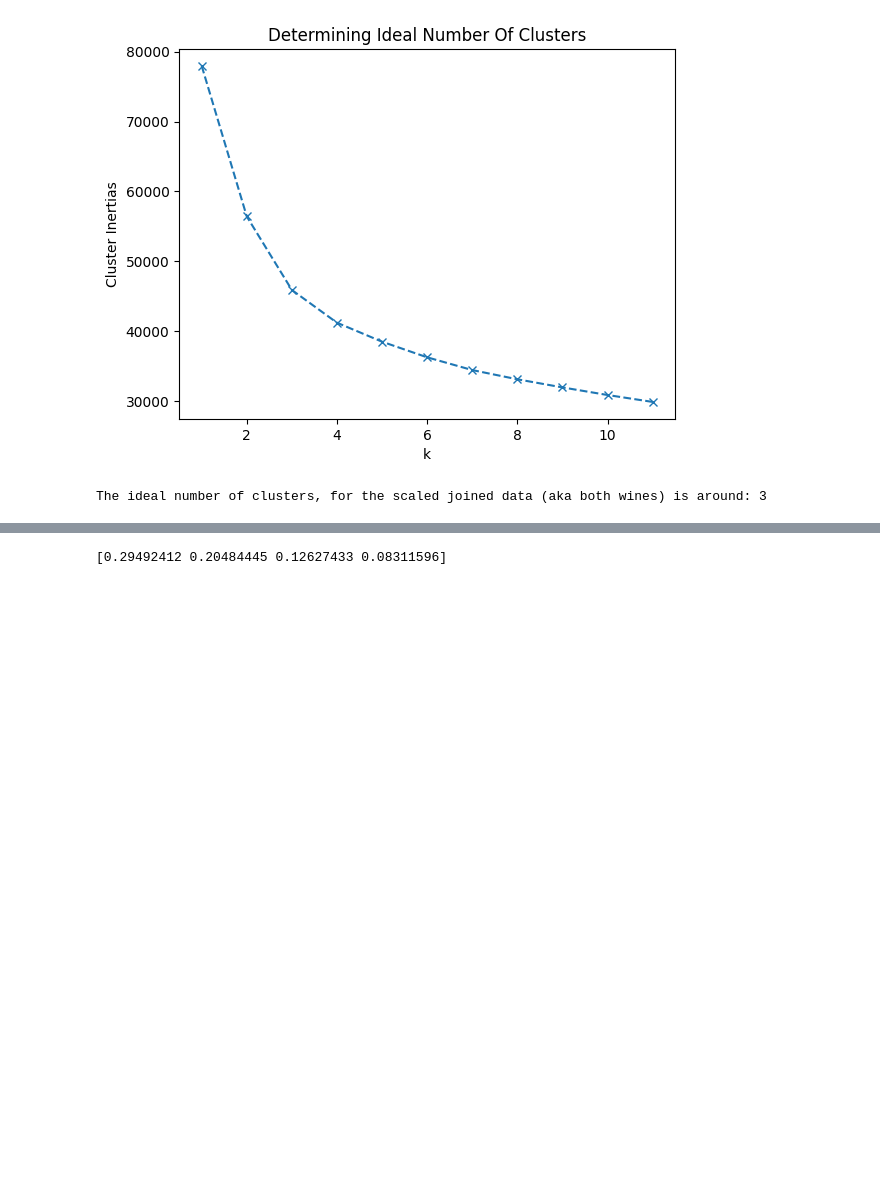
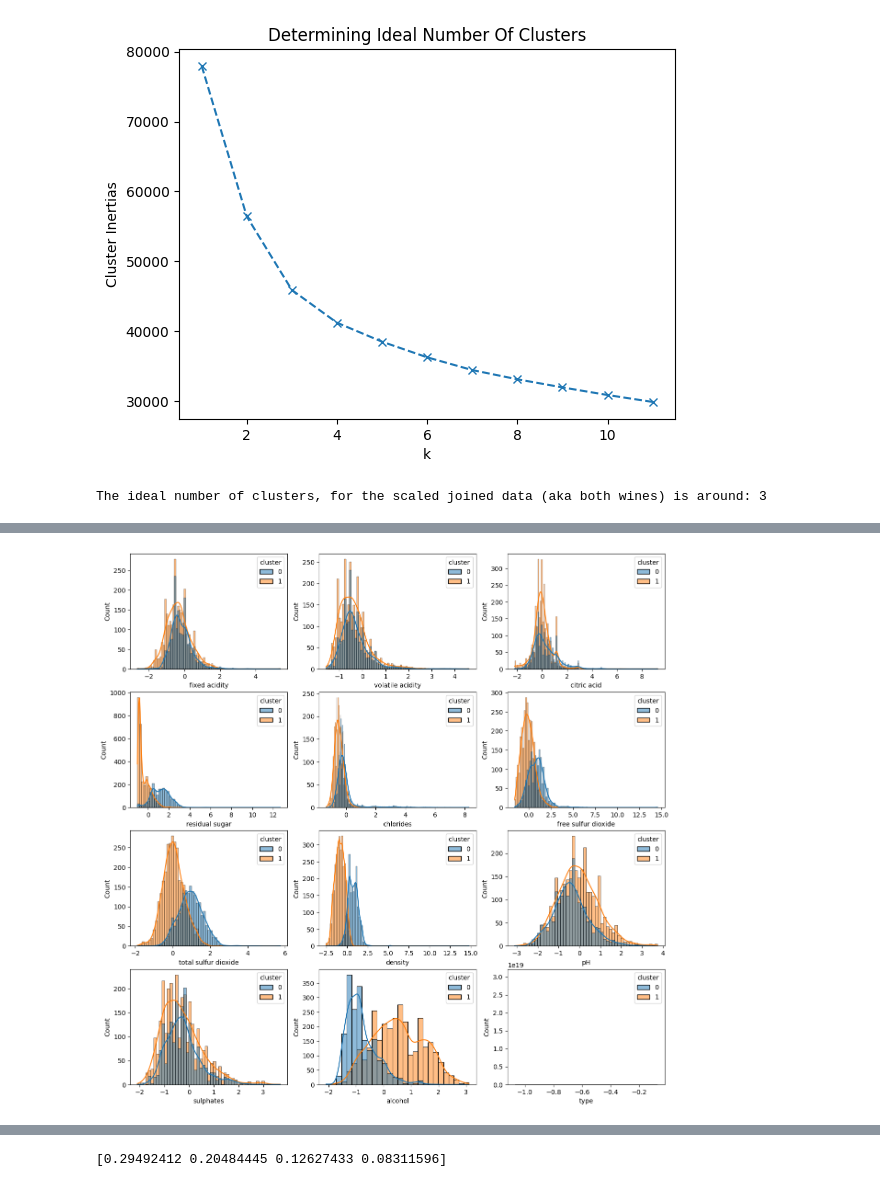
Before and after one commit to FDSchaefer/public, a Jupyter notebook: Python Projects/RegressionMethods/dataClustering.ipynb, the cells around one changed output, grey strips where cells are left out. Drawn from its saved outputs; the diff is of its cells as text; code cells hidden in the pictures; blank space fills up the shorter version.

```diff
--- a/Python Projects/RegressionMethods/dataClustering.ipynb
+++ b/Python Projects/RegressionMethods/dataClustering.ipynb
@@ -78,0 +79,15 @@ The ideal number of clusters, for the scaled joined data (aka both wines) is aro
+# %%
+# At this point we could initiate data clustering.
+# For the only red wine data we will use 2 clusters, with default settings.
+
+from sklearn.cluster import KMeans
+clusterModel = KMeans(n_clusters=2, n_init=100, max_iter=400, init='k-means++', random_state=12).fit(X)
+
+X_Clustered = X.copy()
+X_Clustered["cluster"] = clusterModel.labels_
+# %%
+## By plotting the various features, we are able to clearly identify what are the defining features of each cluster.
+## The "type" plot is empty, as we are only working with the Red Wine.
+dc.tileHistogram(X_Clustered,hue="cluster")
+# %% [output]
+[figure, added]
```
Also changed, not shown: parts of 3 cells of this notebook, 1 other file.
